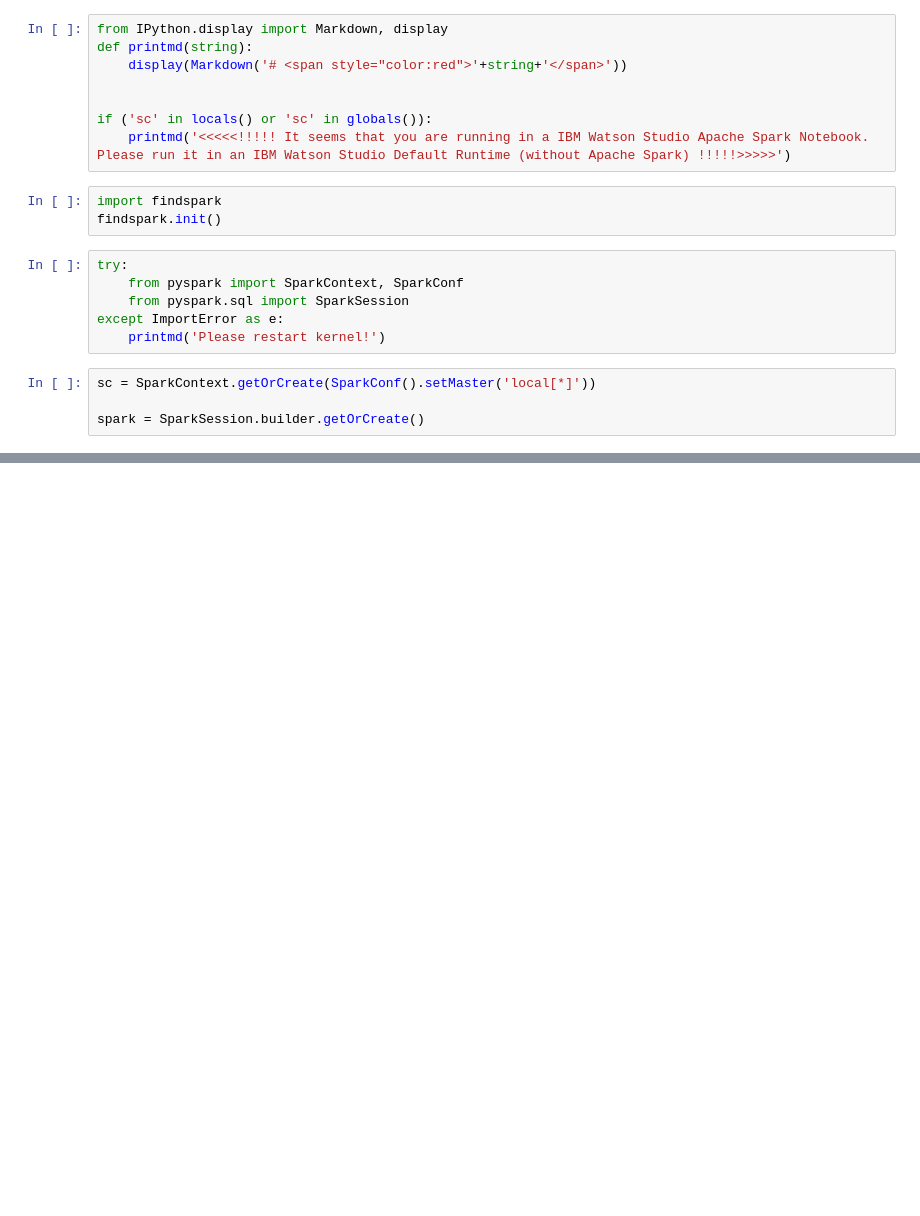
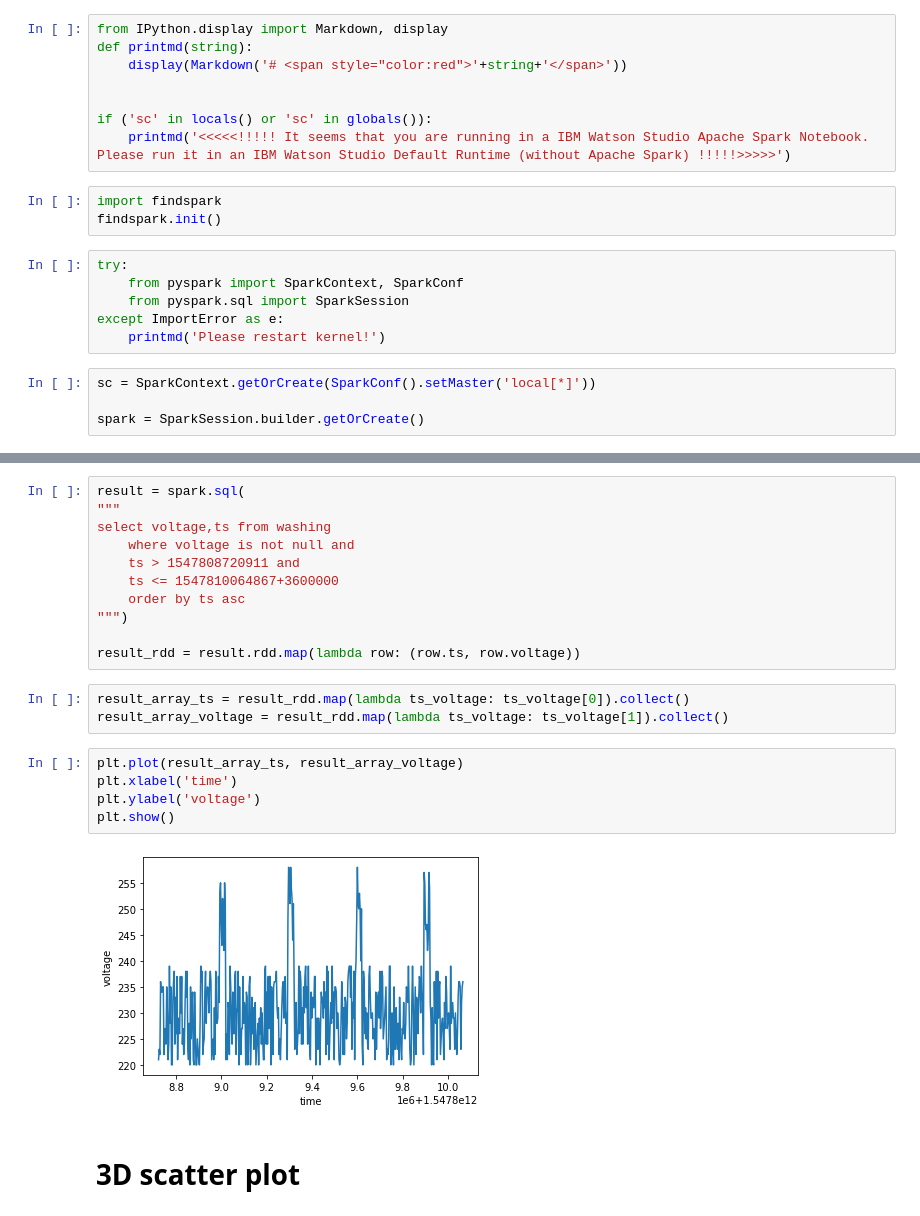
Before and after one commit to sonpn82/Scalable-Machine-Learning-on-Big-Data-using-Apache-Spark, a Jupyter notebook: 2.2 Plotting with Spark and Matplotlib.ipynb, the cells around one changed output, grey strips where cells are left out. Cells and saved outputs as stored; diff of their text form; blank space fills up the shorter version.

```diff
--- a/2.2 Plotting with Spark and Matplotlib.ipynb
+++ b/2.2 Plotting with Spark and Matplotlib.ipynb
@@ -25,0 +106,23 @@ spark = SparkSession.builder.getOrCreate()
+# %%
+result = spark.sql(
+"""
+select voltage,ts from washing
+    where voltage is not null and
+    ts > 1547808720911 and
+    ts <= 1547810064867+3600000
+    order by ts asc
+""")
+
+result_rdd = result.rdd.map(lambda row: (row.ts, row.voltage))
+# %%
+result_array_ts = result_rdd.map(lambda ts_voltage: ts_voltage[0]).collect()
+result_array_voltage = result_rdd.map(lambda ts_voltage: ts_voltage[1]).collect()
+# %%
+plt.plot(result_array_ts, result_array_voltage)
+plt.xlabel('time')
+plt.ylabel('voltage')
+plt.show()
+# %% [output]
+[figure, added]
+# %% [markdown]
+# 3D scatter plot
```
Also changed, not shown: parts of 16 cells of this notebook.
